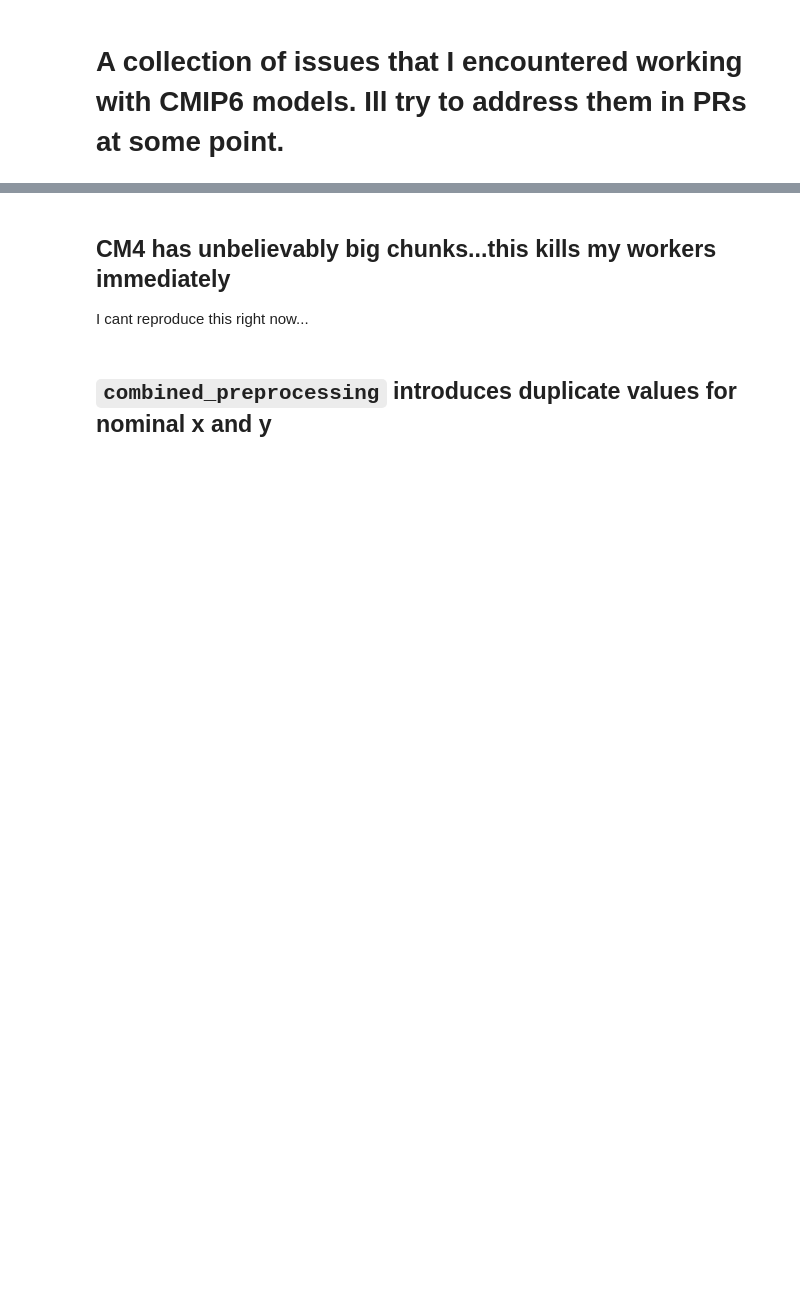
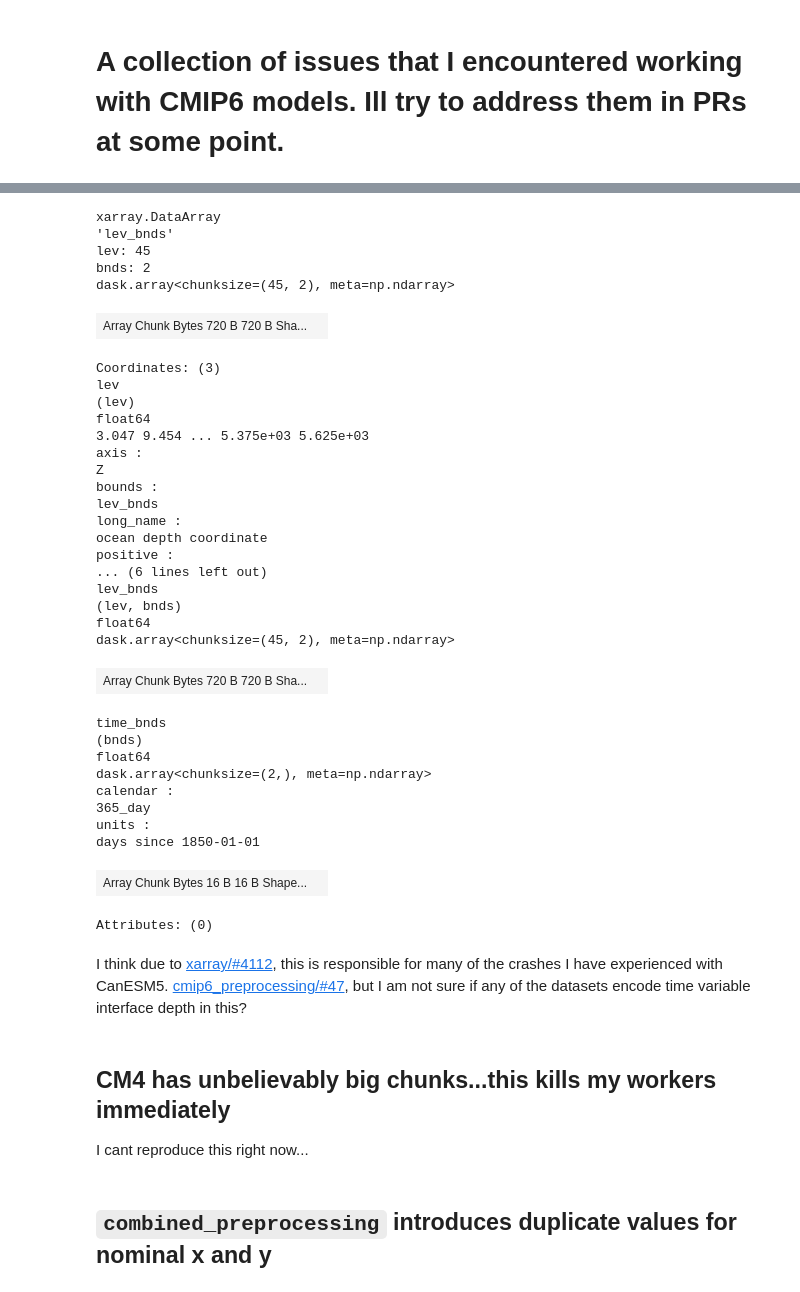
Before and after one commit to jbusecke/xMIP, a Jupyter notebook: notebooks/testing_various_issues.ipynb, the cells around one changed output, grey strips where cells are left out. Saved outputs shown, nothing was run; the diff lists cells and outputs as text; code cells hidden in the pictures; blank space fills up the shorter version.

Commit message:
Added example to various issue nb

```diff
--- a/notebooks/testing_various_issues.ipynb
+++ b/notebooks/testing_various_issues.ipynb
@@ -25,0 +25,12 @@ col = intake.open_esm_datastore("https://raw.githubusercontent.com/NCAR/intake-e
+# %%
+query = dict(variable_id=['thetao'],
+             experiment_id = 'historical',
+             table_id=['Omon'],
+             source_id=['CanESM5'],
+             grid_label=['gn'],
+            )
+cat = col.search(**query)
+cat.df
+data_dict = cat.to_dataset_dict(zarr_kwargs={'consolidated': True, 'decode_times':False}, aggregate=False)
+for k, ds in data_dict.items():
+    print(f"{k}: {ds.lev_bnds.dims}")
@@ -25,0 +55,37 @@ col = intake.open_esm_datastore("https://raw.githubusercontent.com/NCAR/intake-e
+# %%
+ds.lev_bnds.isel(time=0).drop_vars(['time'])
+# %% [output]
+xarray.DataArray
+'lev_bnds'
+lev: 45
+bnds: 2
+dask.array<chunksize=(45, 2), meta=np.ndarray>
+| Array Chunk Bytes 720 B 720 B Sha... |  |
+Coordinates: (3)
+lev
+(lev)
+float64
+3.047 9.454 ... 5.375e+03 5.625e+03
+axis :
+Z
+bounds :
+lev_bnds
+long_name :
+ocean depth coordinate
+positive :
+... (6 lines left out)
+lev_bnds
+(lev, bnds)
+float64
+dask.array<chunksize=(45, 2), meta=np.ndarray>
+| Array Chunk Bytes 720 B 720 B Sha... |  |
+time_bnds
+(bnds)
+float64
+dask.array<chunksize=(2,), meta=np.ndarray>
+calendar :
+365_day
+units :
+days since 1850-01-01
+| Array Chunk Bytes 16 B 16 B Shape... |  |
+Attributes: (0)
@@ -26,3 +96,6 @@ col = intake.open_esm_datastore("https://raw.githubusercontent.com/NCAR/intake-e
+# %% [markdown]
+I think due to [xarray/#4112](https://github.com/pydata/xarray/issues/4112), this is responsible for many of the crashes I have experienced with CanESM5.
+[cmip6_preprocessing/#47](https://github.com/jbusecke/cmip6_preprocessing/pull/47), but I am not sure if any of the datasets encode time variable interface depth in this?
 # %% [markdown]
 ## CM4 has unbelievably big chunks...this kills my workers immediately
 
```
Also changed, not shown: parts of 4 cells of this notebook.
